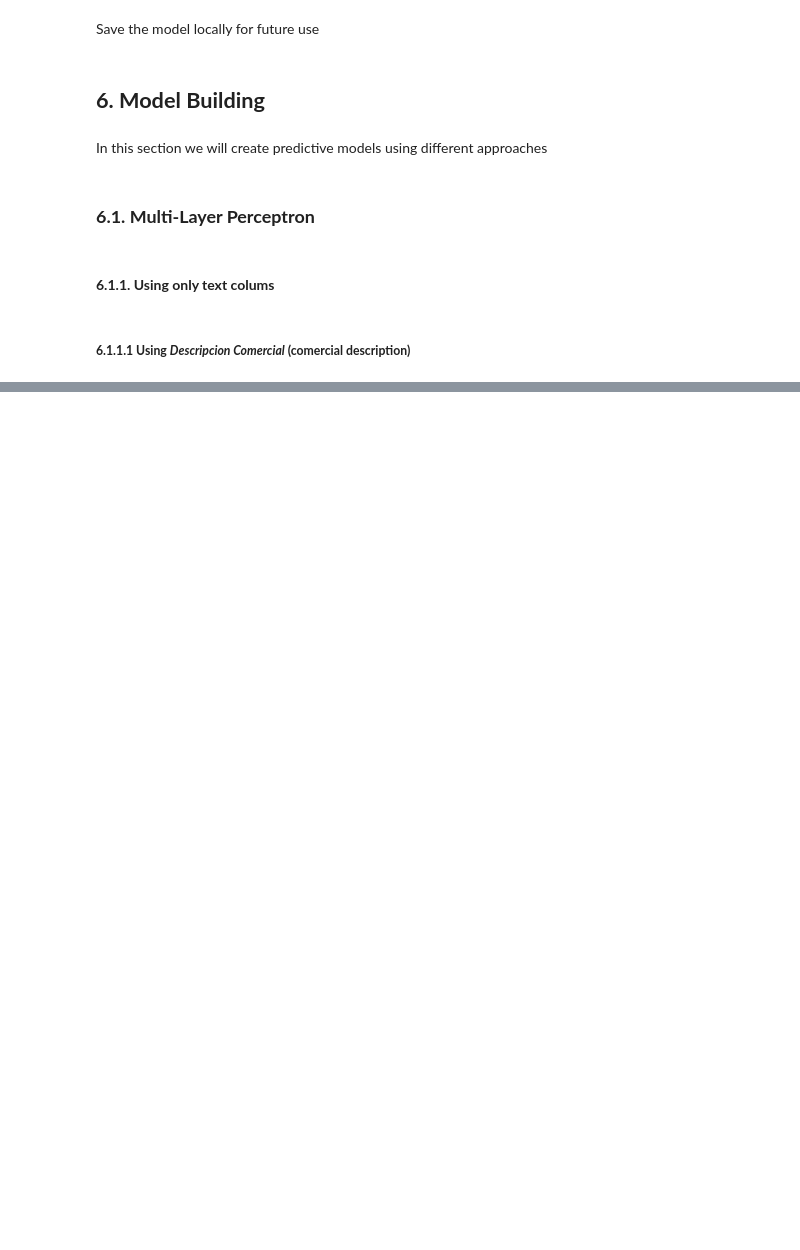
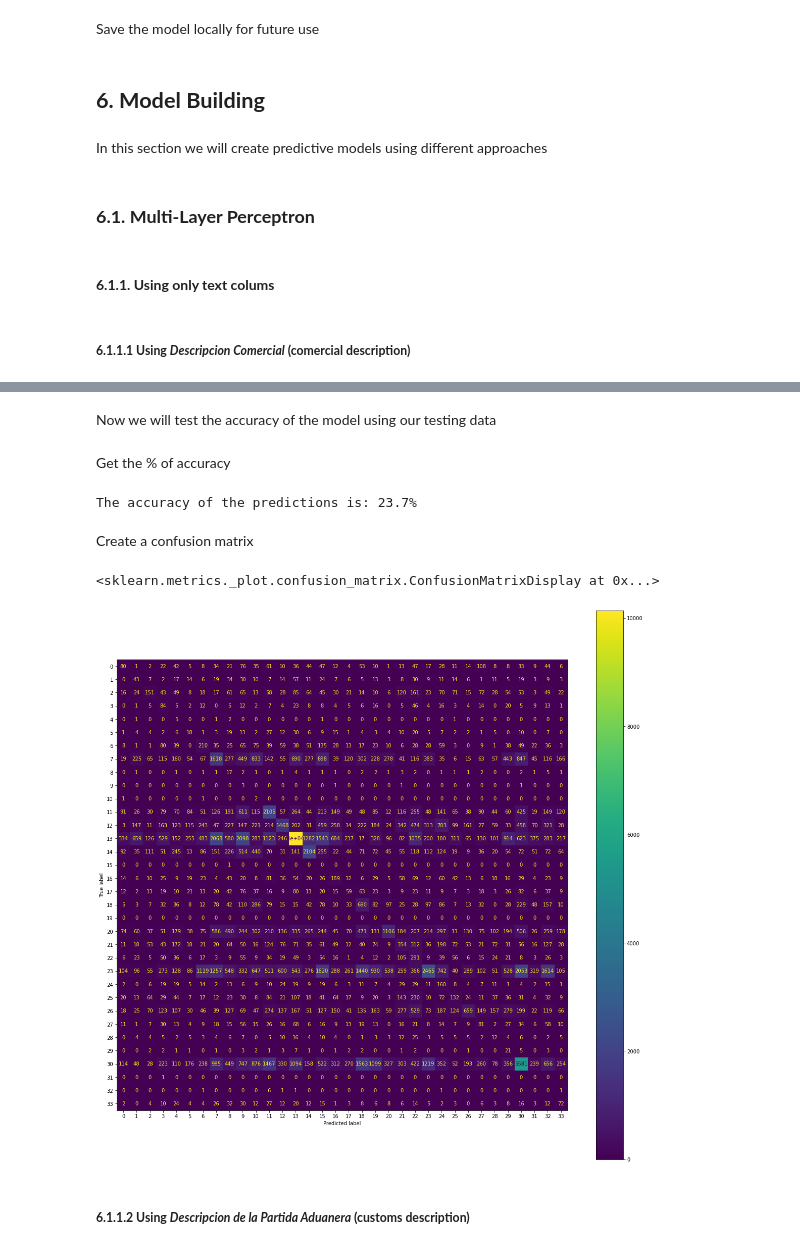
Before and after one commit to sergiopostigo/ML_Project, a Jupyter notebook: scripts/classification_script.ipynb, the cells around one changed output, grey strips where cells are left out. Saved outputs shown, nothing was run; the diff lists cells and outputs as text; code cells hidden in the pictures; blank space fills up the shorter version.

```diff
--- a/scripts/classification_script.ipynb
+++ b/scripts/classification_script.ipynb
@@ -715,0 +1085,19 @@ ConfusionMatrixDisplay(confusion_matrix=cm).plot(ax=ax)
+# %%
+import pandas as pd
+from gensim.models.doc2vec import Doc2Vec
+from tqdm import tqdm
+
+# Import the training data
+training_data = pd.read_csv('../data/preprocessed_data/resampled_data.csv')
+
+# Get the column and convert to vector using the doc2vec model trained before
+model = Doc2Vec.load('../models/comercial_descriptions_doc2vec_model')
+X = []
+for row in tqdm(training_data['Descripcion Comercial'].tolist()):
+    X.append(model.infer_vector(row.split(), epochs=10))
+
+# for i in tqdm(range(0,len(model.dv))):
+#     X.append(model.dv[i])
+
+# Get the target variable column
+y = training_data['Categoría macro Aurum'].tolist()
@@ -715,0 +1106,4 @@ ConfusionMatrixDisplay(confusion_matrix=cm).plot(ax=ax)
+# %%
+# Build the model
+from sklearn.neural_network import MLPClassifier
+clf = MLPClassifier(solver='adam', alpha=1e-3, hidden_layer_sizes=(16, 8, 8), random_state=1, max_iter=1000, early_stopping=True, verbose=True)
@@ -715,0 +1133,35 @@ ConfusionMatrixDisplay(confusion_matrix=cm).plot(ax=ax)
+# %% [markdown]
+Now we will test the accuracy of the model using our testing data
+# %%
+# Get the testing data
+testing_data = pd.read_csv('../data/cleaned_data/cleaned_test_data.csv')
+# Get the column and convert to vector using the doc2vec model trained before
+model = Doc2Vec.load('../models/comercial_descriptions_doc2vec_model')
+X_test = []
+for row in tqdm(testing_data['Descripcion Comercial'].tolist()):
+    X_test.append(model.infer_vector(row.split(), epochs=10))
+# Get the actual target variable column
+original = testing_data['Categoría macro Aurum'].tolist()
+# Get the predictions
+predictions = clf.predict(X_test)
+# %% [markdown]
+Get the % of accuracy
+# %%
+# Get the % of accuracy
+accuracy = sum(x == y for x, y in zip(original, predictions))/len(predictions)
+print("The accuracy of the predictions is: "+str(round(accuracy*100,2)) +"%")
+# %% [output]
+The accuracy of the predictions is: 23.7%
+# %% [markdown]
+Create a confusion matrix
+# %%
+from sklearn.metrics import confusion_matrix, ConfusionMatrixDisplay
+
+f,ax = plt.subplots(figsize=(20,20))
+cm = confusion_matrix(original, predictions)
+ConfusionMatrixDisplay(confusion_matrix=cm).plot(ax=ax)
+# %% [output]
+<sklearn.metrics._plot.confusion_matrix.ConfusionMatrixDisplay at 0x...>
+[figure, added]
+# %% [markdown]
+##### **6.1.1.2 Using *Descripcion de la Partida Aduanera* (customs description)**
```
Also changed, not shown: parts of 111 cells of this notebook, 2 other files.
